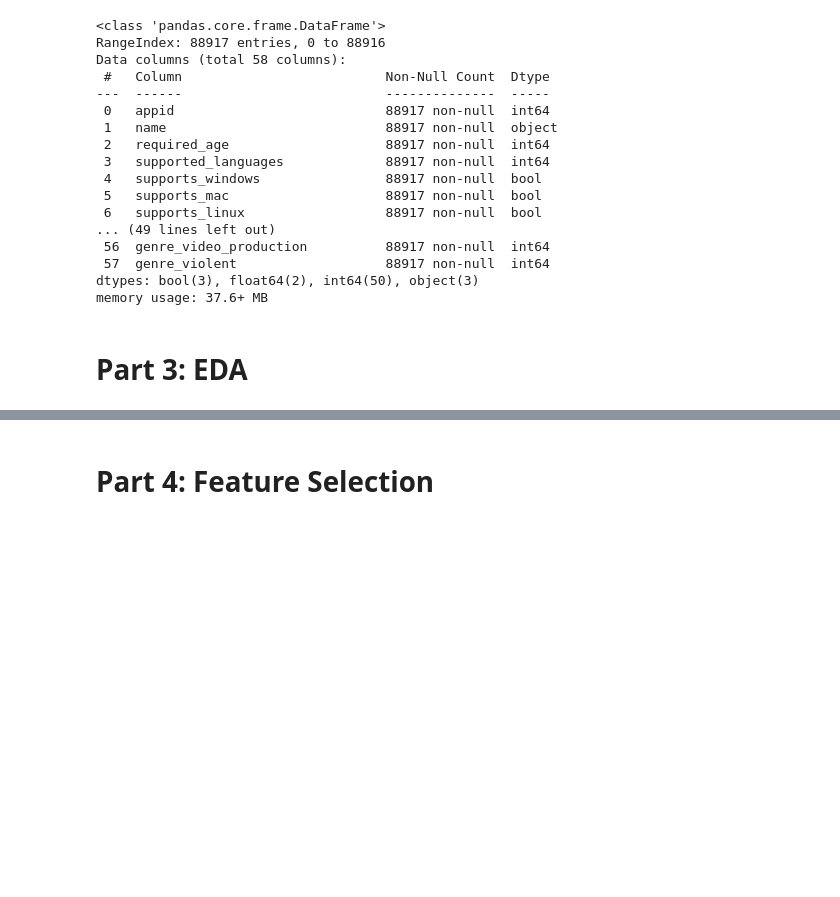
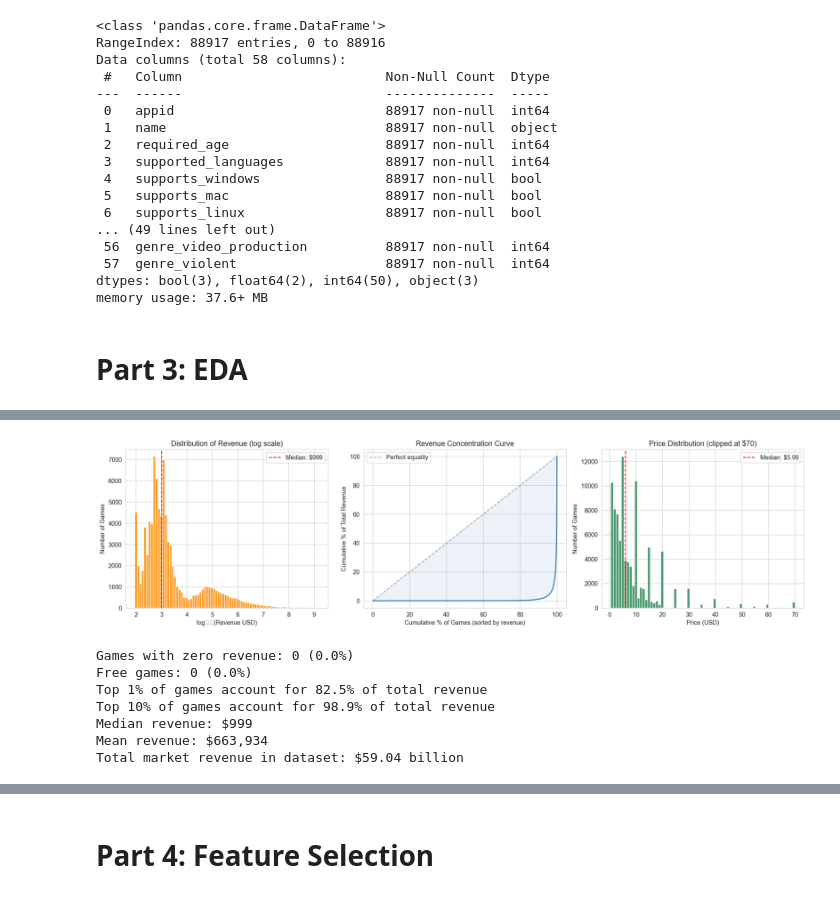
Before and after one commit to pai31419526/steam_data_analysis, a Jupyter notebook: script/report.ipynb, the cells around one changed output, grey strips where cells are left out. Cells and saved outputs as stored; diff of their text form; code cells hidden in the pictures; blank space fills up the shorter version.

```diff
--- a/script/report.ipynb
+++ b/script/report.ipynb
@@ -581,0 +591,16 @@ eda主要是对市场状况的分析，进行的分析在后面有用是最好
+# %%
+import pandas as pd
+import numpy as np
+import matplotlib.pyplot as plt
+import seaborn as sns
+import warnings
+warnings.filterwarnings('ignore')
+
+plt.rcParams['figure.figsize'] = (12, 6)
+plt.rcParams['figure.dpi'] = 120
+plt.rcParams['font.size'] = 11
+sns.set_style('whitegrid')
+
+df = pd.read_csv('main_df.csv')
+print(f'Dataset shape: {df.shape}')
+df.head(3)
@@ -581,0 +661,50 @@ eda主要是对市场状况的分析，进行的分析在后面有用是最好
+# %%
+fig, axes = plt.subplots(1, 3, figsize=(18, 5))
+
+# Revenue distribution (log)
+rev_pos = df.loc[df['revenue'] > 0, 'revenue']
+axes[0].hist(np.log10(rev_pos), bins=80, color='darkorange', edgecolor='white', alpha=0.85)
+axes[0].set_xlabel('log₁₀(Revenue USD)')
+axes[0].set_ylabel('Number of Games')
+axes[0].set_title('Distribution of Revenue (log scale)')
+axes[0].axvline(np.log10(rev_pos.median()), color='red', ls='--', label=f'Median: ${rev_pos.median():,.0f}')
+axes[0].legend()
+
+# Revenue cumulative share (Lorenz-style)
+rev_sorted = df['revenue'].sort_values().values
+rev_cum = np.cumsum(rev_sorted) / rev_sorted.sum()
+axes[1].plot(np.linspace(0, 100, len(rev_cum)), rev_cum * 100, color='steelblue', linewidth=2)
+axes[1].plot([0, 100], [0, 100], 'k--', alpha=0.3, label='Perfect equality')
+axes[1].set_xlabel('Cumulative % of Games (sorted by revenue)')
+axes[1].set_ylabel('Cumulative % of Total Revenue')
+axes[1].set_title('Revenue Concentration Curve')
+axes[1].legend()
+axes[1].fill_between(np.linspace(0, 100, len(rev_cum)), rev_cum * 100, np.linspace(0, 100, len(rev_cum)), alpha=0.1, color='steelblue')
+
+# Price distribution
+axes[2].hist(df['price_usd'].clip(upper=70), bins=70, color='seagreen', edgecolor='white', alpha=0.85)
+axes[2].set_xlabel('Price (USD)')
+axes[2].set_ylabel('Number of Games')
+axes[2].set_title('Price Distribution (clipped at $70)')
+axes[2].axvline(df['price_usd'].median(), color='red', ls='--', label=f'Median: ${df["price_usd"].median():.2f}')
+axes[2].legend()
+
+plt.tight_layout()
+plt.show()
+
+print(f"Games with zero revenue: {(df['revenue'] == 0).sum()} ({(df['revenue'] == 0).mean()*100:.1f}%)")
+print(f"Free games: {(df['price_usd'] == 0).sum()} ({(df['price_usd'] == 0).mean()*100:.1f}%)")
+print(f"Top 1% of games account for {df.nlargest(int(len(df)*0.01), 'revenue')['revenue'].sum() / df['revenue'].sum() * 100:.1f}% of total revenue")
+print(f"Top 10% of games account for {df.nlargest(int(len(df)*0.10), 'revenue')['revenue'].sum() / df['revenue'].sum() * 100:.1f}% of total revenue")
+print(f"Median revenue: ${df['revenue'].median():,.0f}")
+print(f"Mean revenue: ${df['revenue'].mean():,.0f}")
+print(f"Total market revenue in dataset: ${df['revenue'].sum() / 1e9:.2f} billion")
+# %% [output]
+[figure, added]
+Games with zero revenue: 0 (0.0%)
+Free games: 0 (0.0%)
+Top 1% of games account for 82.5% of total revenue
+Top 10% of games account for 98.9% of total revenue
+Median revenue: $999
+Mean revenue: $663,934
+Total market revenue in dataset: $59.04 billion
```
Also changed, not shown: parts of 34 cells of this notebook.
